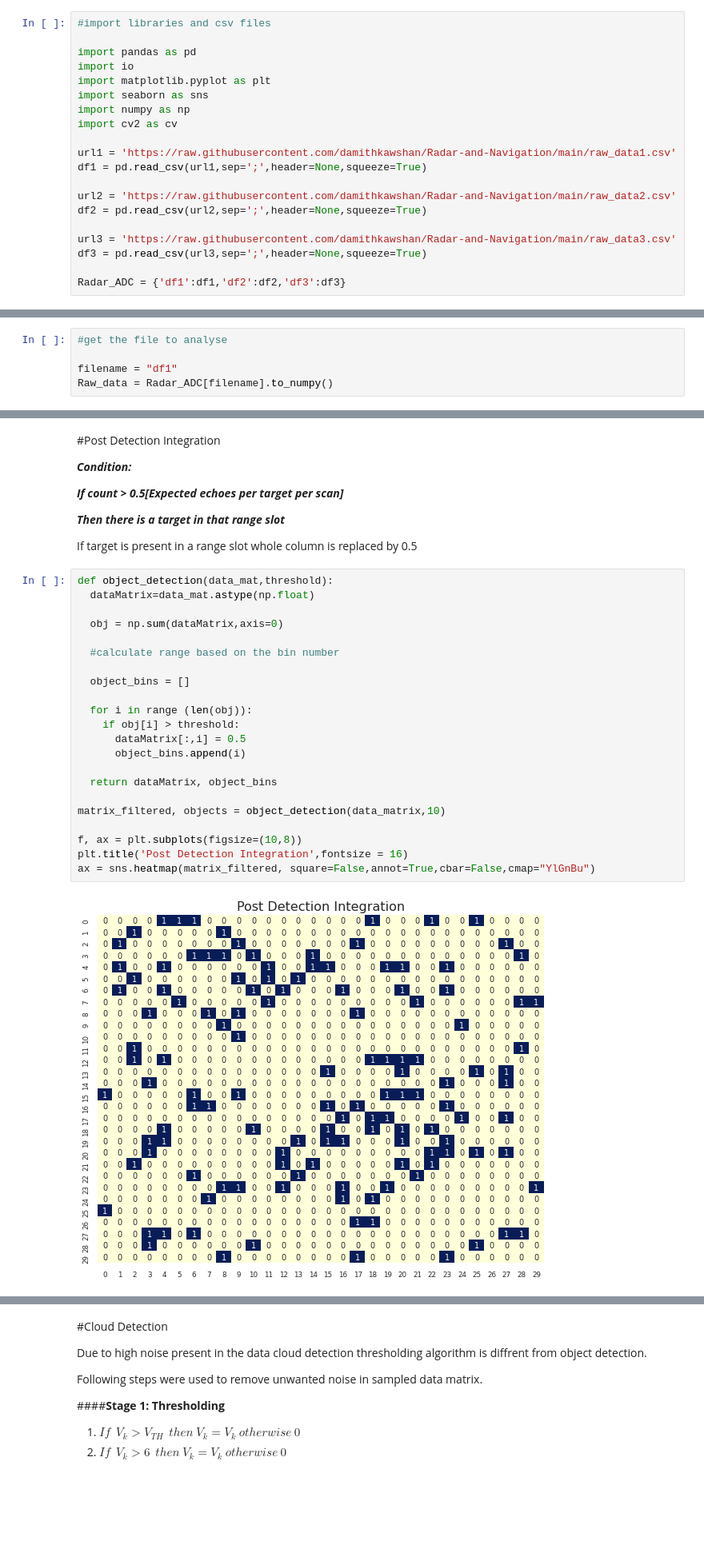
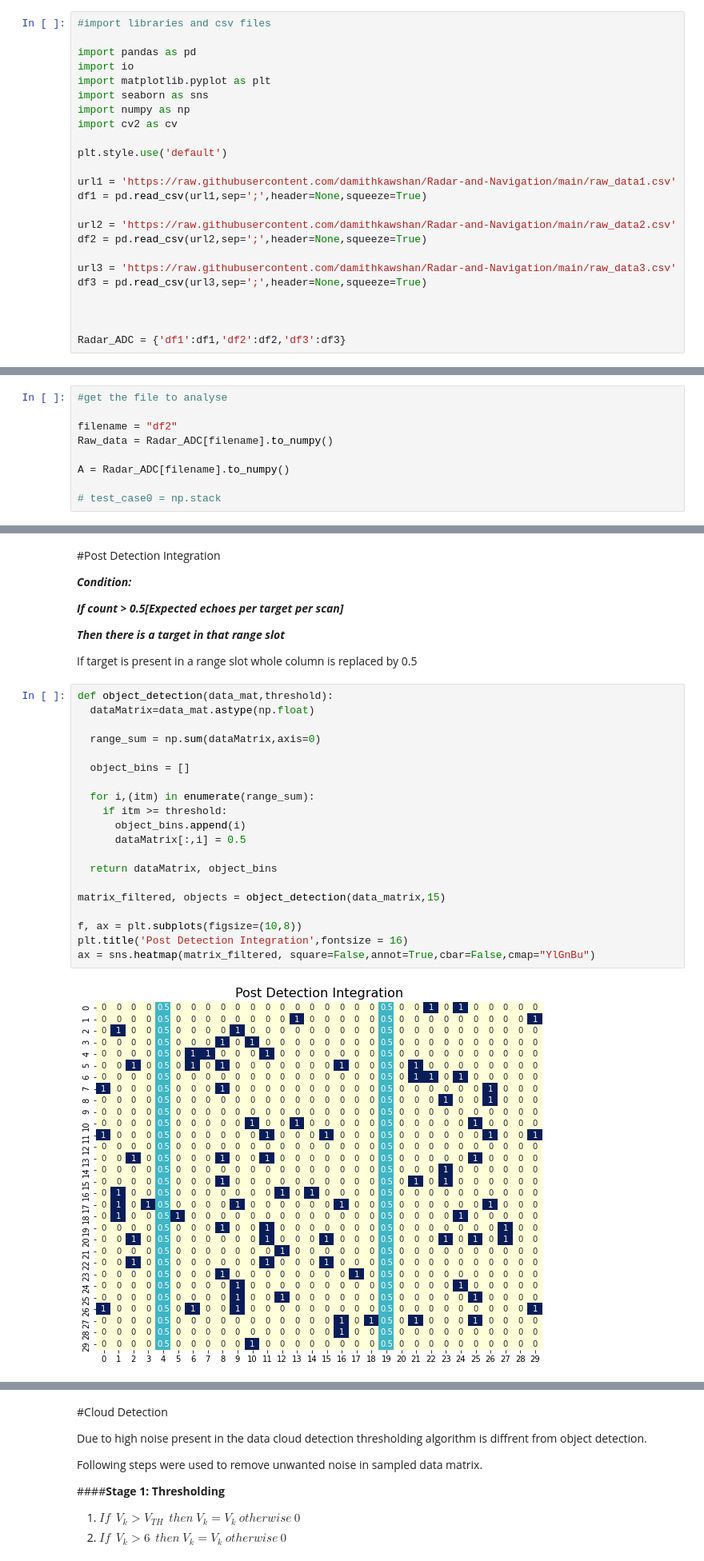
Before and after one commit to damithkawshan/Radar-and-Navigation, a Jupyter notebook: Radar_Assignment_1_160026P.ipynb, the cells around one changed output, grey strips where cells are left out. Shown: that part at 80% size. Saved outputs shown, nothing was run; the diff lists cells and outputs as text; blank space fills up the shorter version.

```diff
--- a/Radar_Assignment_1_160026P.ipynb
+++ b/Radar_Assignment_1_160026P.ipynb
@@ -16,6 +17,8 @@ import seaborn as sns
 import numpy as np
 import cv2 as cv
 
+plt.style.use('default')
+
 url1 = 'https://raw.githubusercontent.com/damithkawshan/Radar-and-Navigation/main/raw_data1.csv'
 df1 = pd.read_csv(url1,sep=';',header=None,squeeze=True)
 
@@ -25,6 +28,8 @@ df2 = pd.read_csv(url2,sep=';',header=None,squeeze=True)
 url3 = 'https://raw.githubusercontent.com/damithkawshan/Radar-and-Navigation/main/raw_data3.csv'
 df3 = pd.read_csv(url3,sep=';',header=None,squeeze=True)
 
+
+
 Radar_ADC = {'df1':df1,'df2':df2,'df3':df3}
 # %% [markdown]
 ##Get the file ID from user
@@ -40,8 +45,12 @@ Change filename accordingly to select the csv file.
 # %%
 #get the file to analyse
 
-filename = "df1"
+filename = "df2"
 Raw_data = Radar_ADC[filename].to_numpy()
+
+A = Radar_ADC[filename].to_numpy()
+
+# test_case0 = np.stack
 # %% [markdown]
 ### Define Parameters
 
@@ -191,27 +230,25 @@ If target is present in a range slot whole column is replaced by 0.5
 # %%
 def object_detection(data_mat,threshold):
   dataMatrix=data_mat.astype(np.float)
 
-  obj = np.sum(dataMatrix,axis=0)
-
-  #calculate range based on the bin number
+  range_sum = np.sum(dataMatrix,axis=0)
 
   object_bins = []
 
-  for i in range (len(obj)):
-    if obj[i] > threshold:
+  for i,(itm) in enumerate(range_sum):
+    if itm >= threshold:
+      object_bins.append(i)
       dataMatrix[:,i] = 0.5
-      object_bins.append(i)
 
   return dataMatrix, object_bins
 
-matrix_filtered, objects = object_detection(data_matrix,10)
+matrix_filtered, objects = object_detection(data_matrix,15)
 
 f, ax = plt.subplots(figsize=(10,8))
 plt.title('Post Detection Integration',fontsize = 16)
 ax = sns.heatmap(matrix_filtered, square=False,annot=True,cbar=False,cmap="YlGnBu")
 # %% [output]
-[figure, old version]
+[figure, new version]
 # %%
 objects
 # %% [output]
```
Also changed, not shown: parts of 19 cells of this notebook.
